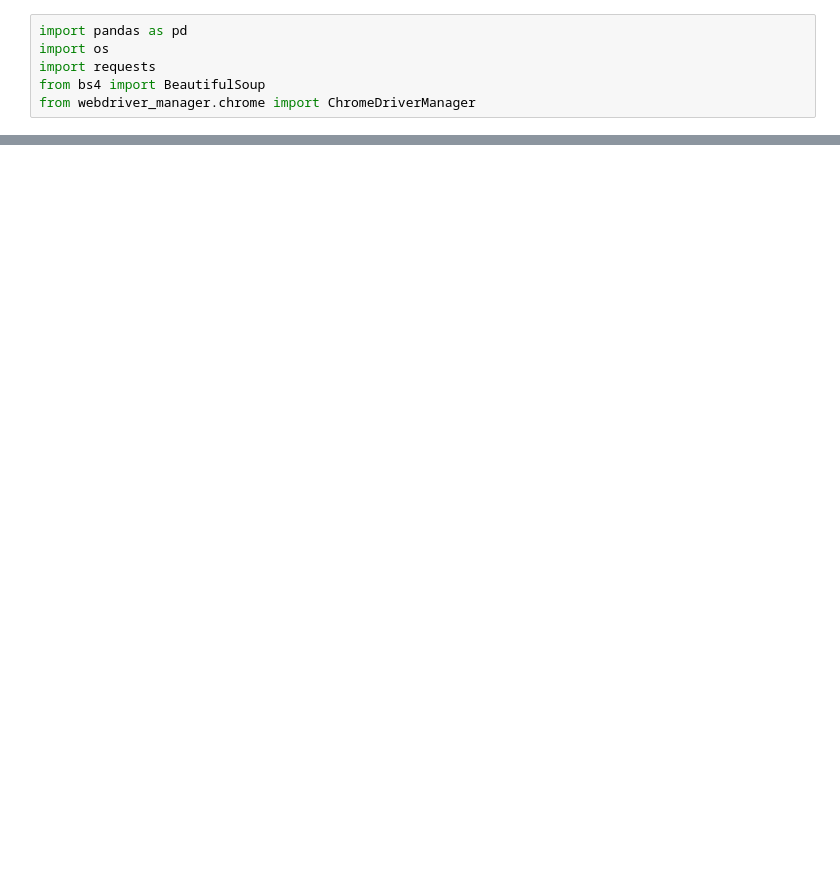
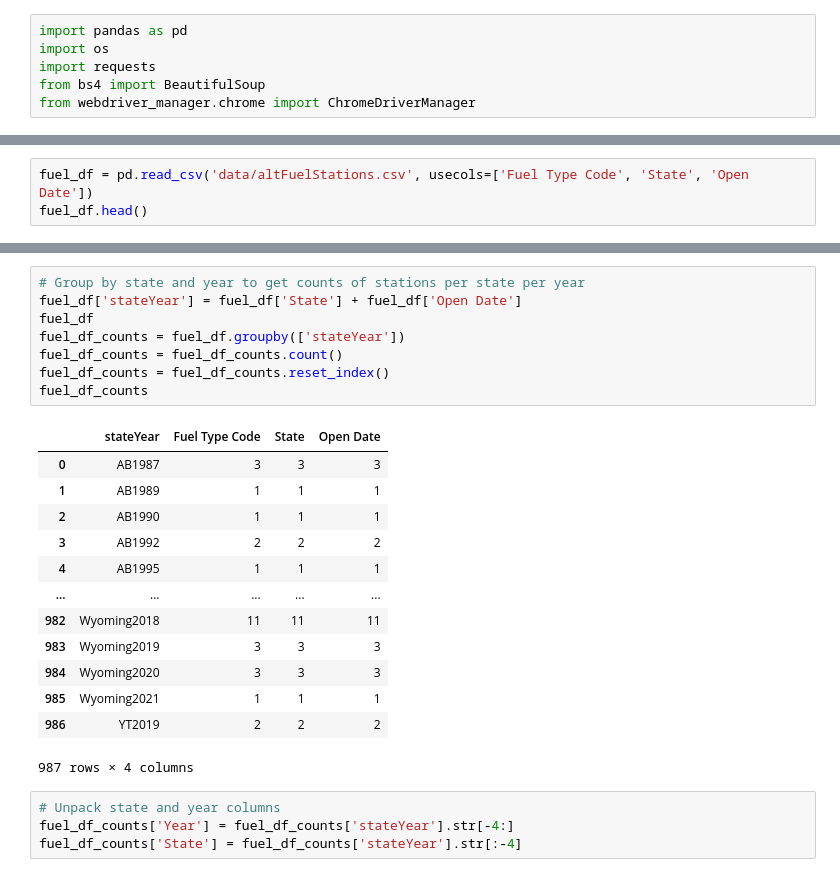
Before and after one commit to nbullerds/ml_co_emission_equiv_prediction, a Jupyter notebook: AllStatesDataExtraction.ipynb, the cells around one changed output, grey strips where cells are left out. Saved outputs shown, nothing was run; the diff lists cells and outputs as text; blank space fills up the shorter version.

Commit message:
Created AllState csv in resources via new AllState Notebook

```diff
--- a/AllStatesDataExtraction.ipynb
+++ b/AllStatesDataExtraction.ipynb
@@ -85,0 +265,3 @@ final_df
+# %%
+fuel_df = pd.read_csv('data/altFuelStations.csv', usecols=['Fuel Type Code', 'State', 'Open Date'])
+fuel_df.head()
@@ -85,0 +344,26 @@ final_df
+# %%
+# Group by state and year to get counts of stations per state per year
+fuel_df['stateYear'] = fuel_df['State'] + fuel_df['Open Date']
+fuel_df
+fuel_df_counts = fuel_df.groupby(['stateYear'])
+fuel_df_counts = fuel_df_counts.count()
+fuel_df_counts = fuel_df_counts.reset_index()
+fuel_df_counts
+# %% [output]
+|  | stateYear | Fuel Type Code | State | Open Date |
+| 0 | AB1987 | 3 | 3 | 3 |
+| 1 | AB1989 | 1 | 1 | 1 |
+| 2 | AB1990 | 1 | 1 | 1 |
+| 3 | AB1992 | 2 | 2 | 2 |
+| 4 | AB1995 | 1 | 1 | 1 |
+| ... | ... | ... | ... | ... |
+| 982 | Wyoming2018 | 11 | 11 | 11 |
+| 983 | Wyoming2019 | 3 | 3 | 3 |
+| 984 | Wyoming2020 | 3 | 3 | 3 |
+| 985 | Wyoming2021 | 1 | 1 | 1 |
+| 986 | YT2019 | 2 | 2 | 2 |
+987 rows × 4 columns
+# %%
+# Unpack state and year columns
+fuel_df_counts['Year'] = fuel_df_counts['stateYear'].str[-4:]
+fuel_df_counts['State'] = fuel_df_counts['stateYear'].str[:-4]
```
Also changed, not shown: parts of 26 cells of this notebook, 1 other file.
